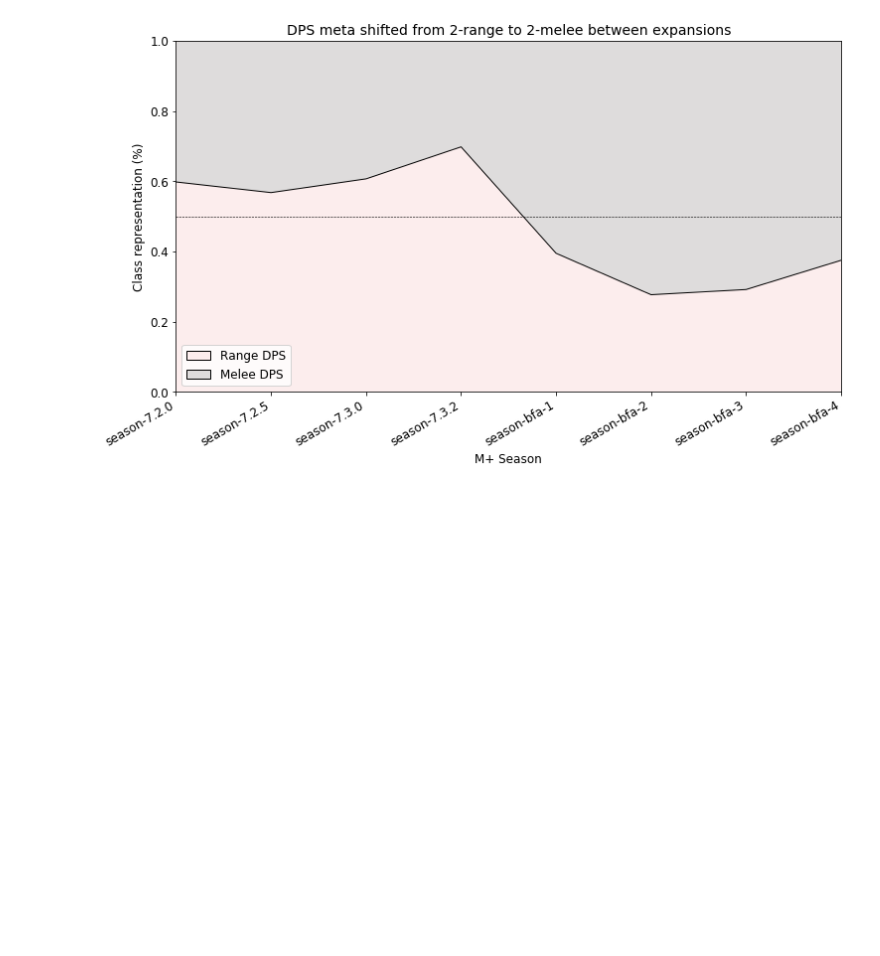
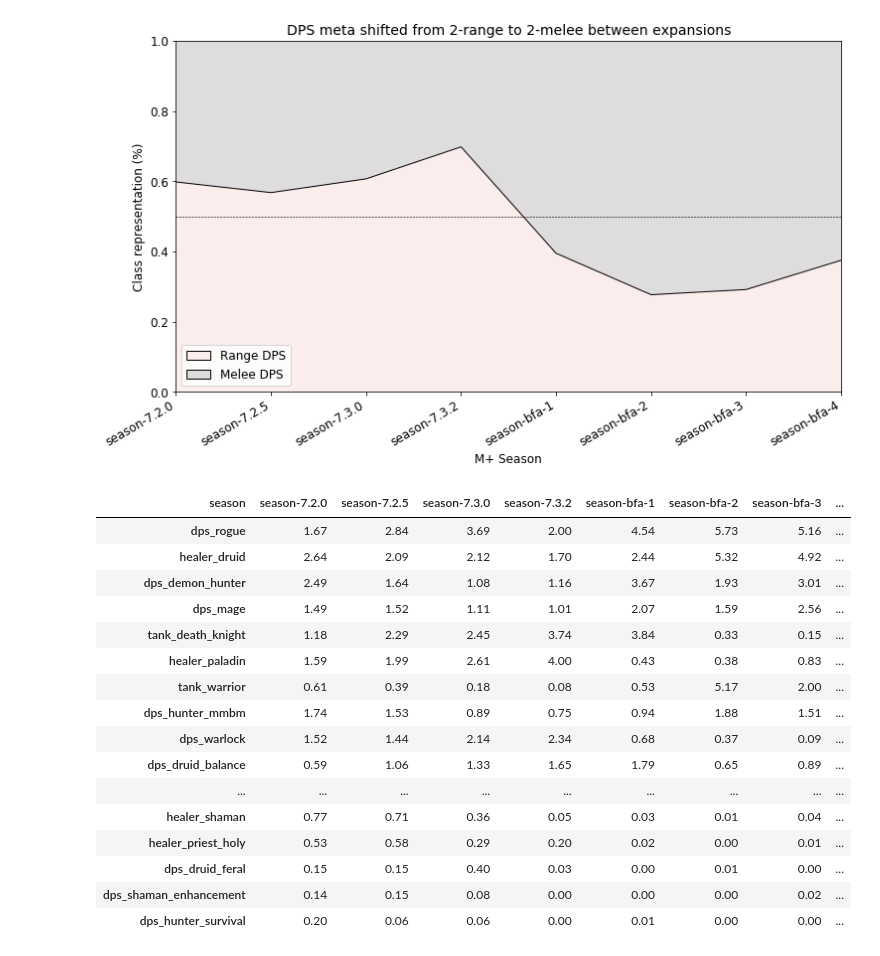
Before and after one commit to ily123/blizzard_stats, a Jupyter notebook: mplus_class_meta_legion_to_bfa.ipynb, the cells around one changed output. Drawn from its saved outputs; the diff is of its cells as text; code cells hidden in the pictures; blank space fills up the shorter version.

Commit message:
add representation ratio code

```diff
--- a/mplus_class_meta_legion_to_bfa.ipynb
+++ b/mplus_class_meta_legion_to_bfa.ipynb
@@ -555,3 +541,41 @@ plt.xlabel('M+ Season')
 plt.savefig('visualization/melee_vs_range.jpg', dpi=300)
 # %% [output]
 [figure]
+# %%
+# note: should probably do this with a groupby
+def get_representation_ratio(df, cols):
+    return df[cols].div(df[cols].sum(axis=1)*(1/len(cols)), axis=0).T
+
+rep_ratio = None
+rep_ratio = get_representation_ratio(gdf, healers)
+rep_ratio = pd.concat([rep_ratio, get_representation_ratio(gdf, tanks)])
+rep_ratio = pd.concat([rep_ratio, get_representation_ratio(gdf, dps_melee)])
+rep_ratio = pd.concat([rep_ratio, get_representation_ratio(gdf, dps_range)])
+# %%
+rep_ratio = rep_ratio.round(2)
+rep_ratio['rr_mean'] = rep_ratio[seasons].sum(axis=1)/8
+rep_ratio['rr>=1'] = (rep_ratio[seasons].round(1) >= 1).sum(axis=1)
+rep_ratio['rr>=2'] = (rep_ratio[seasons].round(1) >= 2).sum(axis=1)
+
+rep_ratio.sort_values(['rr_mean'], ascending=False, inplace=True)
+# %%
+rep_ratio.to_csv('results/rep_ratios.csv')
+rep_ratio
+# %% [output]
+| season | season-7.2.0 | season-7.2.5 | season-7.3.0 | season-7.3.2 | season-bfa-1 | season-bfa-2 | season-bfa-3 | ... |
+| dps_rogue | 1.67 | 2.84 | 3.69 | 2.00 | 4.54 | 5.73 | 5.16 | ... |
+| healer_druid | 2.64 | 2.09 | 2.12 | 1.70 | 2.44 | 5.32 | 4.92 | ... |
+| dps_demon_hunter | 2.49 | 1.64 | 1.08 | 1.16 | 3.67 | 1.93 | 3.01 | ... |
+| dps_mage | 1.49 | 1.52 | 1.11 | 1.01 | 2.07 | 1.59 | 2.56 | ... |
+| tank_death_knight | 1.18 | 2.29 | 2.45 | 3.74 | 3.84 | 0.33 | 0.15 | ... |
+| healer_paladin | 1.59 | 1.99 | 2.61 | 4.00 | 0.43 | 0.38 | 0.83 | ... |
+| tank_warrior | 0.61 | 0.39 | 0.18 | 0.08 | 0.53 | 5.17 | 2.00 | ... |
+| dps_hunter_mmbm | 1.74 | 1.53 | 0.89 | 0.75 | 0.94 | 1.88 | 1.51 | ... |
+| dps_warlock | 1.52 | 1.44 | 2.14 | 2.34 | 0.68 | 0.37 | 0.09 | ... |
+| dps_druid_balance | 0.59 | 1.06 | 1.33 | 1.65 | 1.79 | 0.65 | 0.89 | ... |
+| ... | ... | ... | ... | ... | ... | ... | ... | ... |
+| healer_shaman | 0.77 | 0.71 | 0.36 | 0.05 | 0.03 | 0.01 | 0.04 | ... |
+| healer_priest_holy | 0.53 | 0.58 | 0.29 | 0.20 | 0.02 | 0.00 | 0.01 | ... |
+| dps_druid_feral | 0.15 | 0.15 | 0.40 | 0.03 | 0.00 | 0.01 | 0.00 | ... |
+| dps_shaman_enhancement | 0.14 | 0.15 | 0.08 | 0.00 | 0.00 | 0.00 | 0.02 | ... |
+| dps_hunter_survival | 0.20 | 0.06 | 0.06 | 0.00 | 0.01 | 0.00 | 0.00 | ... |
```
Also changed, not shown: parts of 5 cells of this notebook, 2 other files.
